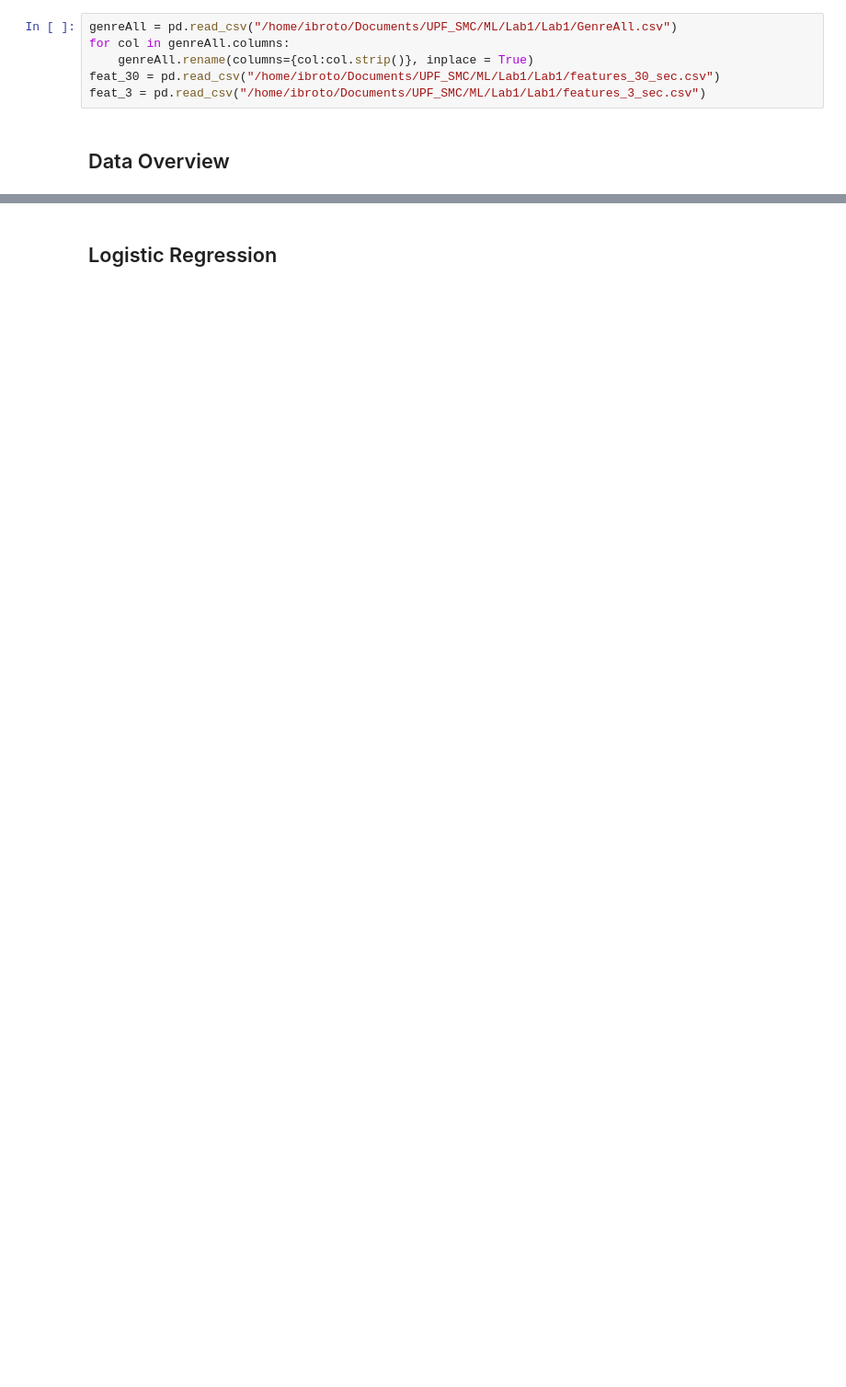
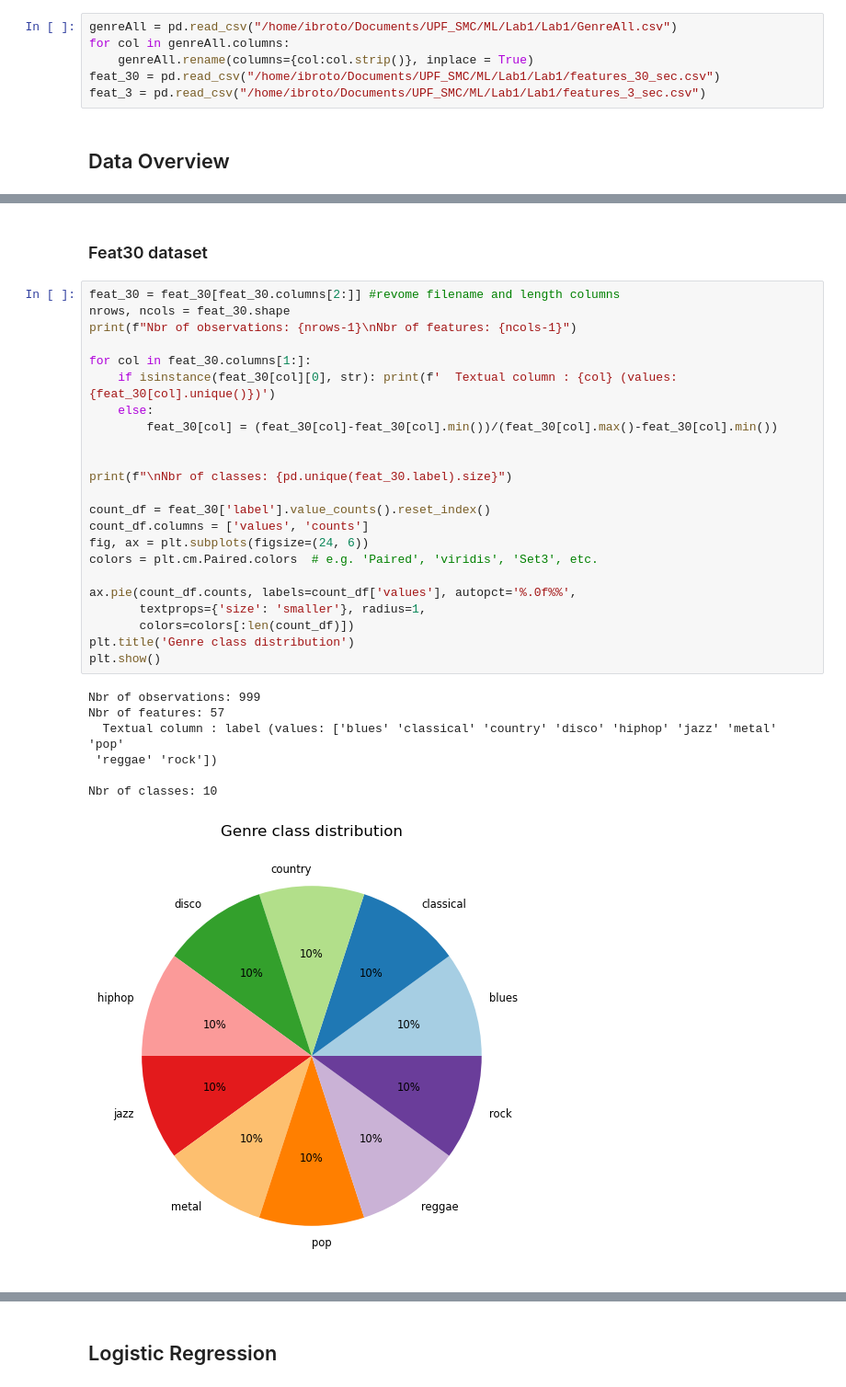
Before and after one commit to inesbroto/GenreClass_w_ML, a Jupyter notebook: Report.ipynb, the cells around one changed output, grey strips where cells are left out. Shown at 92% size. Drawn from its saved outputs; the diff is of its cells as text; blank space fills up the shorter version.

```diff
--- a/Report.ipynb
+++ b/Report.ipynb
@@ -74,0 +71,33 @@ genreAll
+# %% [markdown]
+### Feat30 dataset
+# %%
+feat_30 = feat_30[feat_30.columns[2:]] #revome filename and length columns
+nrows, ncols = feat_30.shape
+print(f"Nbr of observations: {nrows-1}\nNbr of features: {ncols-1}")
+
+for col in feat_30.columns[1:]:
+    if isinstance(feat_30[col][0], str): print(f'  Textual column : {col} (values: {feat_30[col].unique()})')
+    else:
+        feat_30[col] = (feat_30[col]-feat_30[col].min())/(feat_30[col].max()-feat_30[col].min())
+
+
+print(f"\nNbr of classes: {pd.unique(feat_30.label).size}")
+
+count_df = feat_30['label'].value_counts().reset_index()
+count_df.columns = ['values', 'counts']
+fig, ax = plt.subplots(figsize=(24, 6))
+colors = plt.cm.Paired.colors  # e.g. 'Paired', 'viridis', 'Set3', etc.
+
+ax.pie(count_df.counts, labels=count_df['values'], autopct='%.0f%%',
+       textprops={'size': 'smaller'}, radius=1,
+       colors=colors[:len(count_df)])
+plt.title('Genre class distribution')
+plt.show()
+# %% [output]
+Nbr of observations: 999
+Nbr of features: 57
+  Textual column : label (values: ['blues' 'classical' 'country' 'disco' 'hiphop' 'jazz' 'metal' 'pop'
+ 'reggae' 'rock'])
+
+Nbr of classes: 10
+[figure, added]
```
Also changed, not shown: parts of 29 cells of this notebook.
